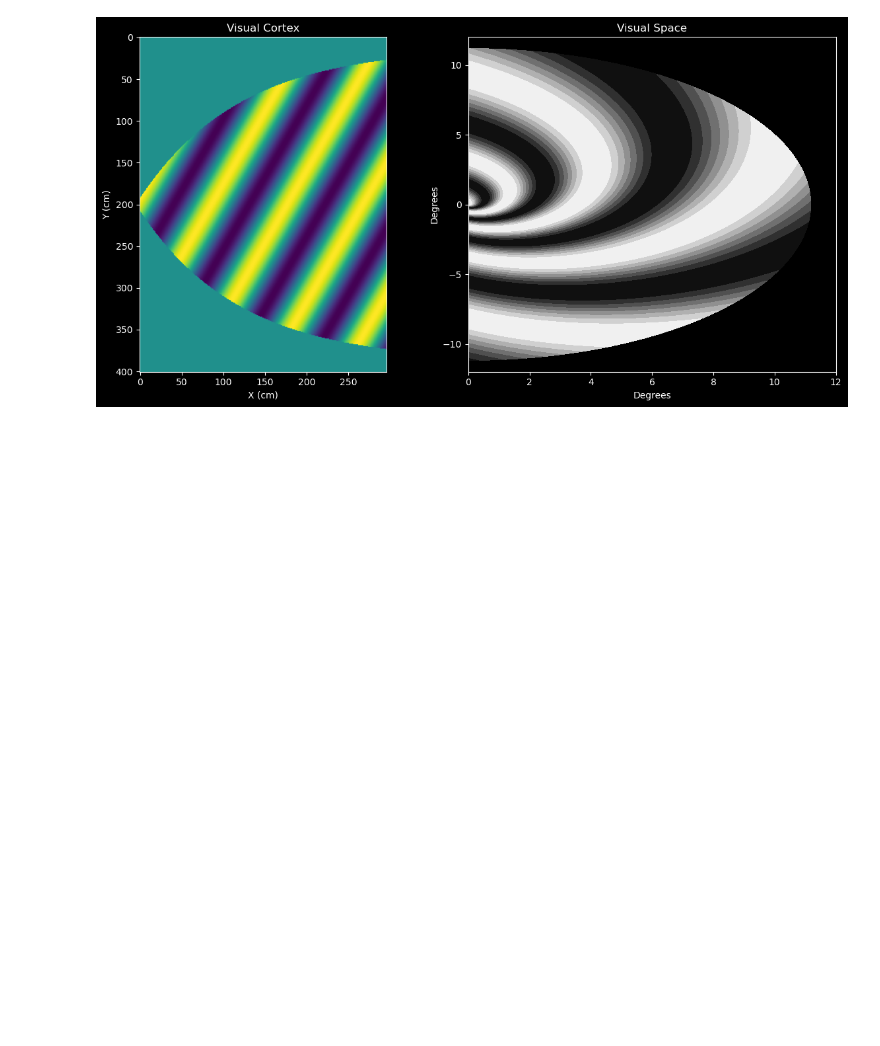
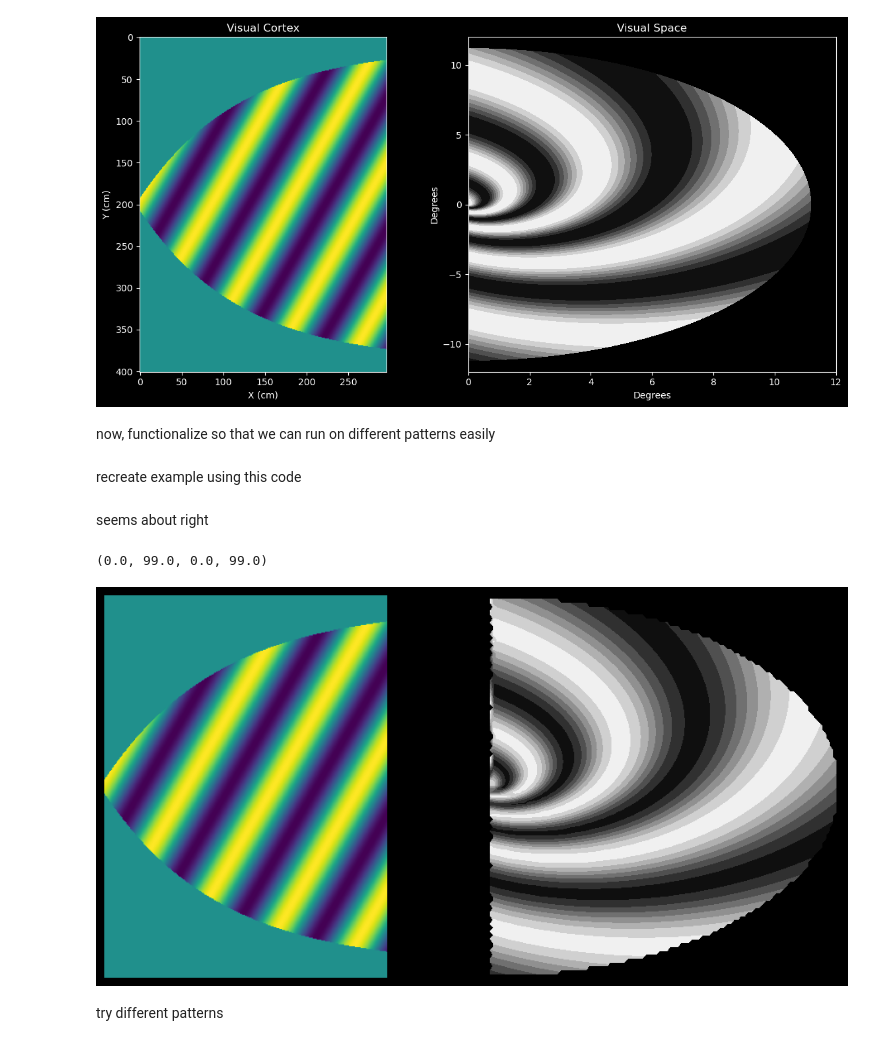
Before and after one commit to polsen99/theoretical_neuroscience, a Jupyter notebook: ch2.ipynb, the cells around one changed output. Drawn from its saved outputs; the diff is of its cells as text; code cells hidden in the pictures; blank space fills up the shorter version.

```diff
--- a/ch2.ipynb
+++ b/ch2.ipynb
@@ -354,2 +366,57 @@ plt.show()
 # %% [output]
 [figure]
+# %% [markdown]
+now, functionalize so that we can run on different patterns easily
+# %%
+def get_eccentricity(x, lam, ep0):
+    return ep0 * (np.exp(x/lam) - 1)
+
+def get_azimuth(x, y, lam, ep0):
+    epsilon = get_eccentricity(x, lam, ep0)
+    azimuth = -(180 * (ep0 + epsilon) * y) / (lam * epsilon * np.pi)
+    azimuth = np.where(np.abs(azimuth) < 90, azimuth, 90 * np.sign(azimuth))
+    return azimuth
+
+def cortical_to_visual(x, y, lam, ep0):
+    epsilon = get_eccentricity(x, lam, ep0)
+    azimuth = get_azimuth(x, y, lam, ep0)
+    return epsilon, azimuth
+
+def get_visual(ep, az, cortex_pattern, lam, ep0):
+    x_viz = ep * np.cos(az * np.pi / 180)
+    y_viz = ep * np.sin(az * np.pi / 180)
+
+    from scipy.interpolate import griddata
+    x_grid, y_grid = np.meshgrid(np.linspace(x_viz.min(), x_viz.max(), 100),
+                                 np.linspace(y_viz.min(), y_viz.max(), 100))
+    visual_pattern = griddata((x_viz.flatten(), y_viz.flatten()),
+                               cortex_pattern.flatten(),
+                               (x_grid, y_grid), method='cubic')
+    return visual_pattern
+# %% [markdown]
+recreate example using this code
+# %%
+# using same constants and grid from c2p5.m
+lam = 1.2
+ep0 = 1.0
+x, y = np.meshgrid(np.arange(0.05, 3.01, 0.01), np.arange(-2, 2.01, 0.01))
+
+k = 8
+theta = np.pi / 6
+phi = 0
+cortex_pattern = np.cos(k * x * np.cos(theta) + k * y * np.sin(theta) - phi)
+ep, az = cortical_to_visual(x, y, lam, ep0)
+visual_pattern = get_visual(ep, az, cortex_pattern, lam, ep0)
+# %% [markdown]
+seems about right
+# %%
+fig, (ax0, ax1) = plt.subplots(1, 2, figsize=(12, 6))
+ax0.imshow(cortex_pattern * in_mask)
+ax1.contourf(visual_pattern,  cmap='gray')
+ax0.axis('off')
+ax1.axis('off')
+# %% [output]
+(0.0, 99.0, 0.0, 99.0)
+[figure, added]
+# %% [markdown]
+try different patterns
```
Also changed, not shown: parts of 6 cells of this notebook.
